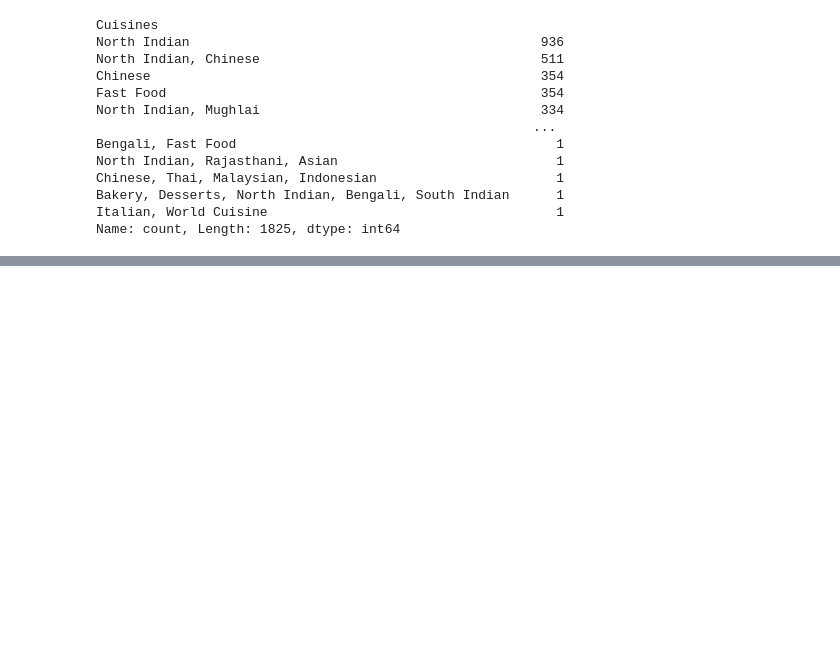
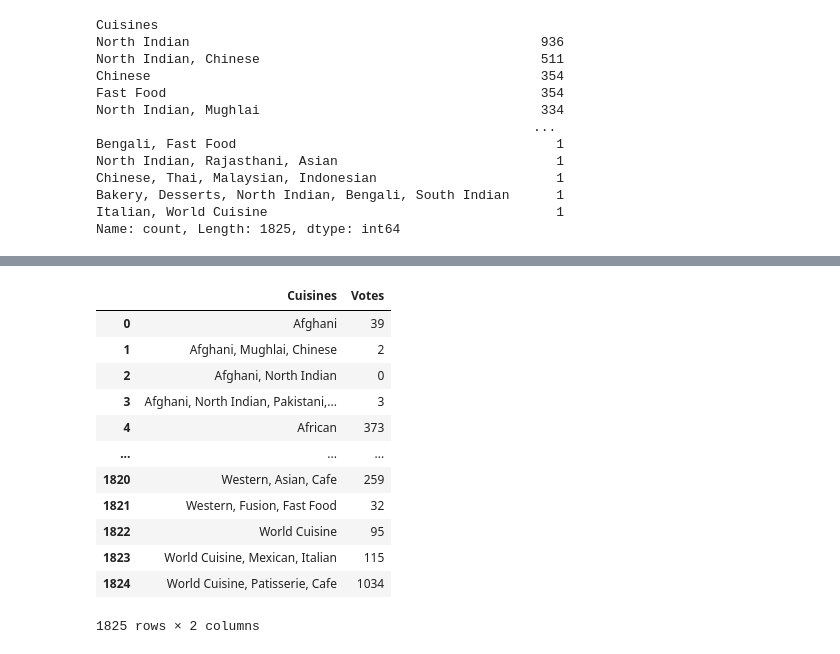
Before and after one commit to dhruv21csu155/Restaurant-Rating-Prediction, a Jupyter notebook: Restaurant Rating Prediction System.ipynb, the cells around one changed output, grey strips where cells are left out. Drawn from its saved outputs; the diff is of its cells as text; code cells hidden in the pictures; blank space fills up the shorter version.

```diff
--- a/Restaurant Rating Prediction System.ipynb
+++ b/Restaurant Rating Prediction System.ipynb
@@ -165,0 +224,16 @@ rest.describe()
+# %%
+data
+# %% [output]
+|  | Cuisines | Votes |
+| 0 | Afghani | 39 |
+| 1 | Afghani, Mughlai, Chinese | 2 |
+| 2 | Afghani, North Indian | 0 |
+| 3 | Afghani, North Indian, Pakistani,... | 3 |
+| 4 | African | 373 |
+| ... | ... | ... |
+| 1820 | Western, Asian, Cafe | 259 |
+| 1821 | Western, Fusion, Fast Food | 32 |
+| 1822 | World Cuisine | 95 |
+| 1823 | World Cuisine, Mexican, Italian | 115 |
+| 1824 | World Cuisine, Patisserie, Cafe | 1034 |
+1825 rows × 2 columns
```
Also changed, not shown: parts of 21 cells of this notebook.
